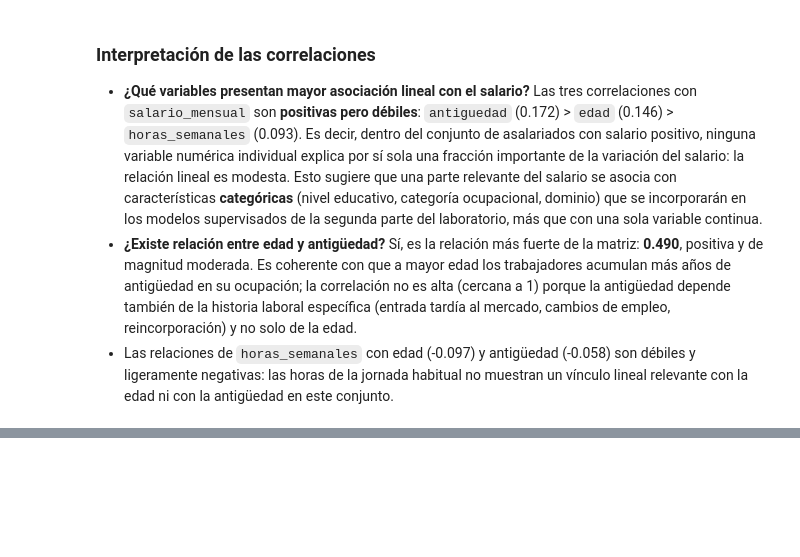
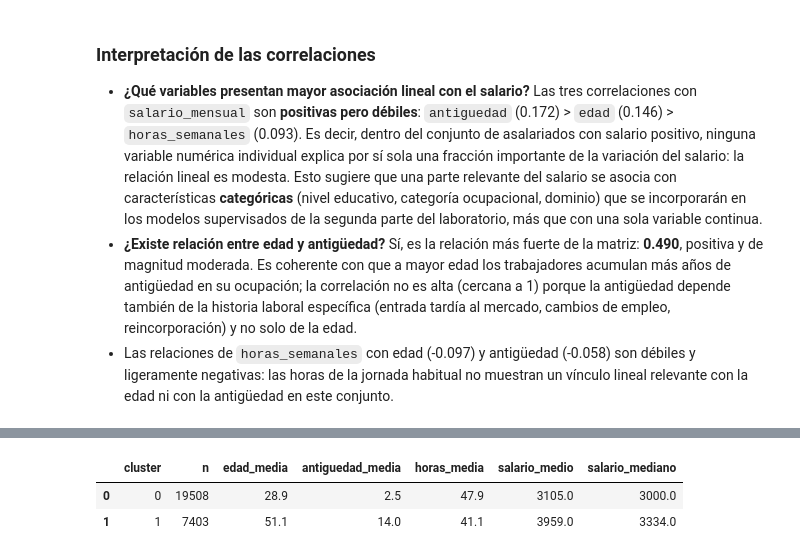
Before and after one commit to Ikeel04/Labs-DS, a Jupyter notebook: Lab7/Laboratorio_7_Spark_MLlib.ipynb, the cells around one changed output, grey strips where cells are left out. Drawn from its saved outputs; the diff is of its cells as text; code cells hidden in the pictures; blank space fills up the shorter version.

```diff
--- a/Lab7/Laboratorio_7_Spark_MLlib.ipynb
+++ b/Lab7/Laboratorio_7_Spark_MLlib.ipynb
@@ -761,0 +900,21 @@ horas_semanales    0.093
+# %%
+from pyspark.sql import functions as F
+
+resumen_numerico = (
+    df_con_cluster.groupBy("cluster")
+    .agg(
+        F.count("*").alias("n"),
+        F.round(F.mean("edad"), 1).alias("edad_media"),
+        F.round(F.mean("antiguedad"), 1).alias("antiguedad_media"),
+        F.round(F.mean("horas_semanales"), 1).alias("horas_media"),
+        F.round(F.mean("salario_mensual"), 0).alias("salario_medio"),
+        F.round(F.expr("percentile_approx(salario_mensual, 0.5)"), 0).alias("salario_mediano"),
+    )
+    .orderBy("cluster")
+    .toPandas()
+)
+resumen_numerico
+# %% [output]
+|  | cluster | n | edad_media | antiguedad_media | horas_media | salario_medio | salario_mediano |
+| 0 | 0 | 19508 | 28.9 | 2.5 | 47.9 | 3105.0 | 3000.0 |
+| 1 | 1 | 7403 | 51.1 | 14.0 | 41.1 | 3959.0 | 3334.0 |
```
Also changed, not shown: parts of 23 cells of this notebook.
